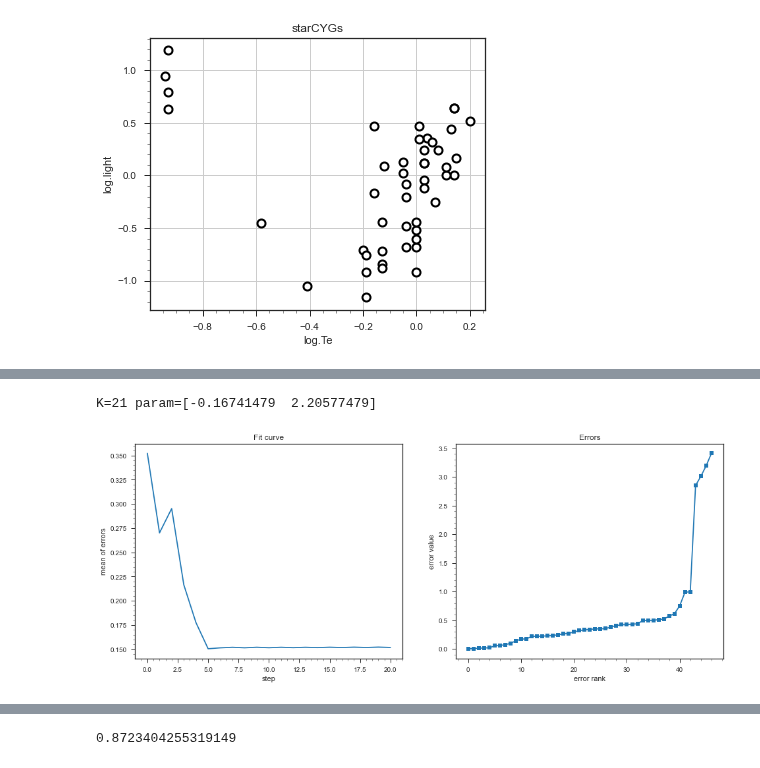
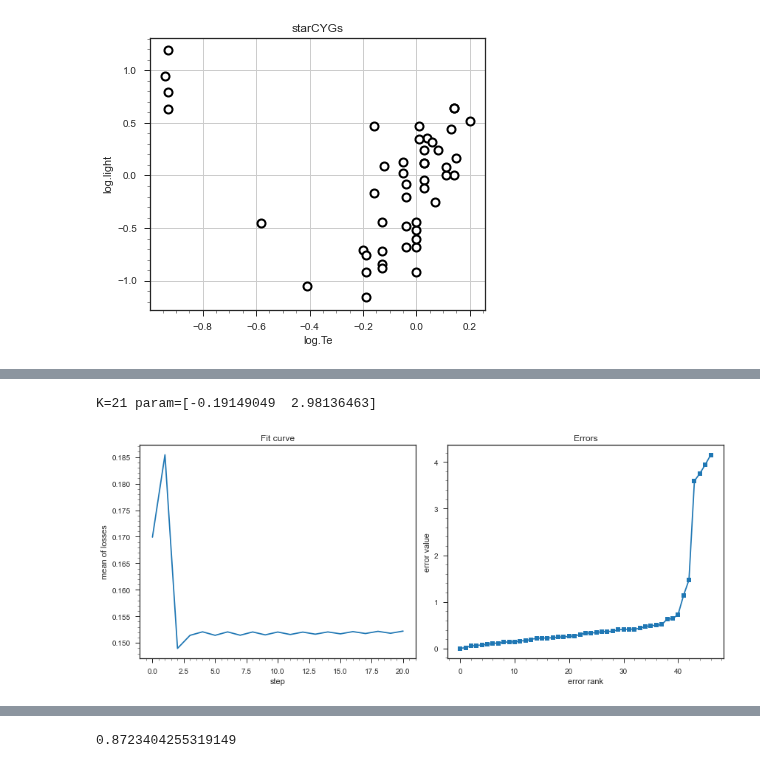
Before and after one commit to intellimath/mlgrad, a Jupyter notebook: examples/test_robust_regression.ipynb, the cells around one changed output, grey strips where cells are left out. Cells and saved outputs as stored; diff of their text form; code cells hidden in the pictures.

```diff
--- a/examples/test_robust_regression.ipynb
+++ b/examples/test_robust_regression.ipynb
@@ -148,10 +148,10 @@ mod_swm_irls.init()
 # %%
 avg_swm_irls = regr.averaging_function('SWM', rhofunc=func.Sqrt(0.001), alpha=0.84)
 alg_swm_irls = regr.m_regression_irls(Xs, Y, mod_swm_irls, avrfunc=avg_swm_irls, h=0.001, tol=1.0e-8, verbose=1)
-err_swm_irls = curve_fit_and_errors(alg_swm_irls)
+err_swm_irls = regr.plot_losses_and_errors(alg_swm_irls, Xs, Y)
 # %% [output]
-K=21 param=[-0.16741479  2.20577479]
+K=21 param=[-0.19149049  2.98136463]
-[figure, old version]
+[figure, new version]
 # %%
 # Err = np.abs(Y - mod2.evaluate_all(Xs))
 
```
Also changed, not shown: parts of 14 cells of this notebook, 14 other files.
